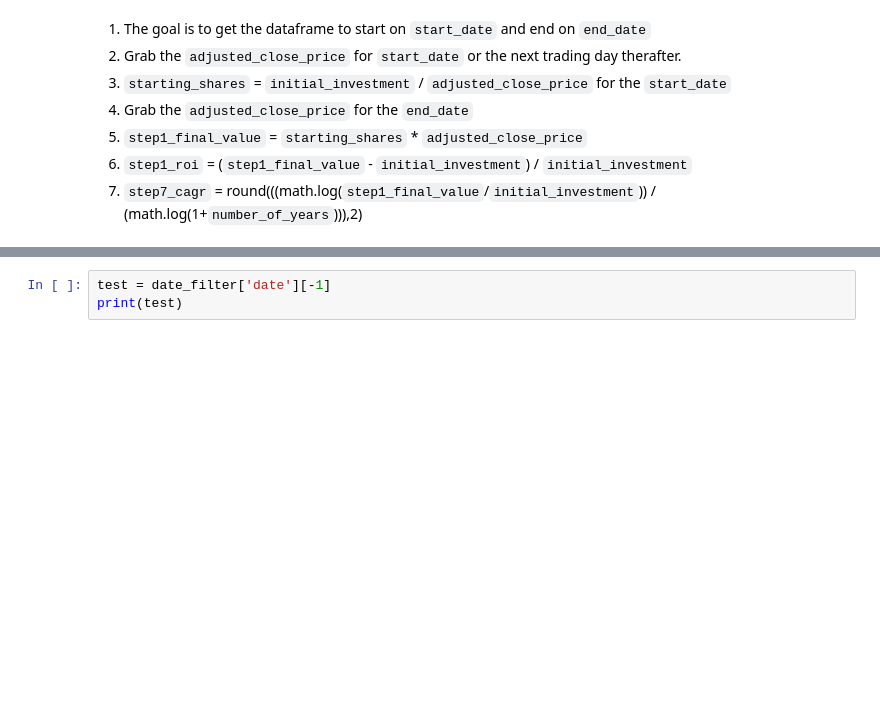
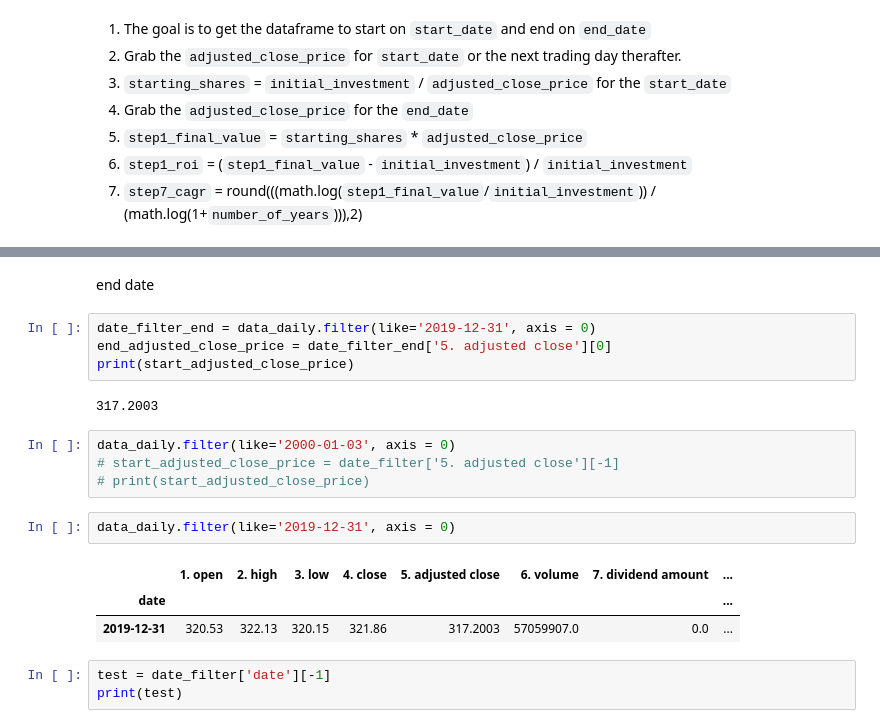
Before and after one commit to Jakub-MFP/FIRE_Dashboard, a Jupyter notebook: portfolio_management/cashposition_backtest.ipynb, the cells around one changed output, grey strips where cells are left out. Saved outputs shown, nothing was run; the diff lists cells and outputs as text; blank space fills up the shorter version.

```diff
--- a/portfolio_management/cashposition_backtest.ipynb
+++ b/portfolio_management/cashposition_backtest.ipynb
@@ -162,3 +206,21 @@ SyntaxError: ignored
+# %% [markdown]
+end date
+# %%
+date_filter_end = data_daily.filter(like='2019-12-31', axis = 0)
+end_adjusted_close_price = date_filter_end['5. adjusted close'][0]
+print(start_adjusted_close_price)
+# %% [output]
+317.2003
+# %%
+data_daily.filter(like='2000-01-03', axis = 0)
+# start_adjusted_close_price = date_filter['5. adjusted close'][-1]
+# print(start_adjusted_close_price)
+# %%
+data_daily.filter(like='2019-12-31', axis = 0)
+# %% [output]
+|  | 1. open | 2. high | 3. low | 4. close | 5. adjusted close | 6. volume | 7. dividend amount | ... |
+| date |  |  |  |  |  |  |  | ... |
+| 2019-12-31 | 320.53 | 322.13 | 320.15 | 321.86 | 317.2003 | 57059907.0 | 0.0 | ... |
 # %%
 test = date_filter['date'][-1]
 print(test)
```
Also changed, not shown: parts of 17 cells of this notebook.
